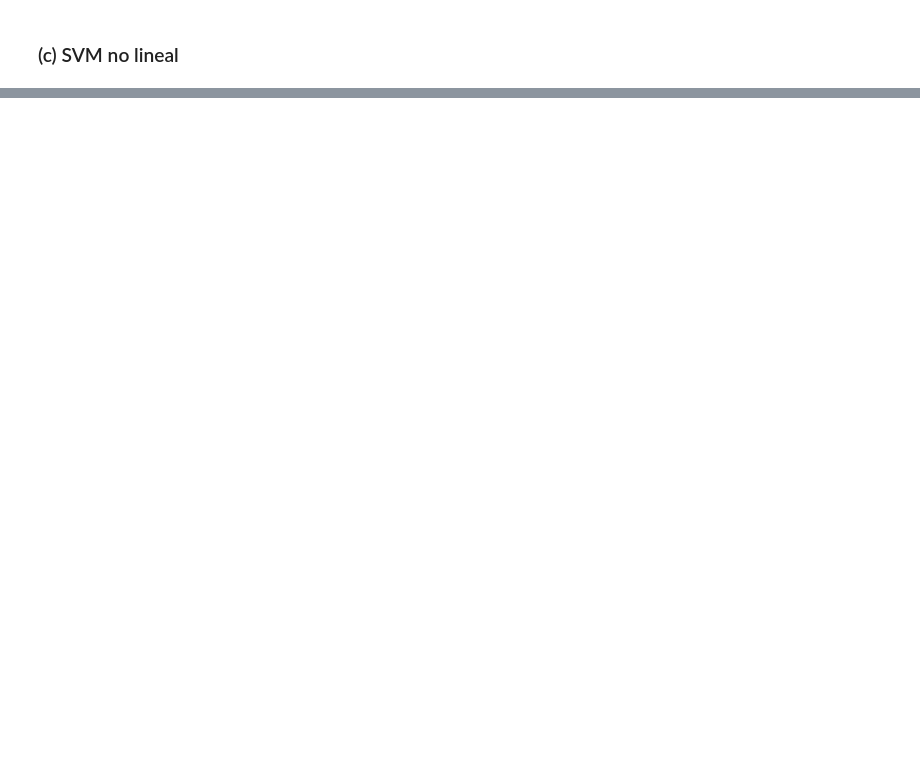
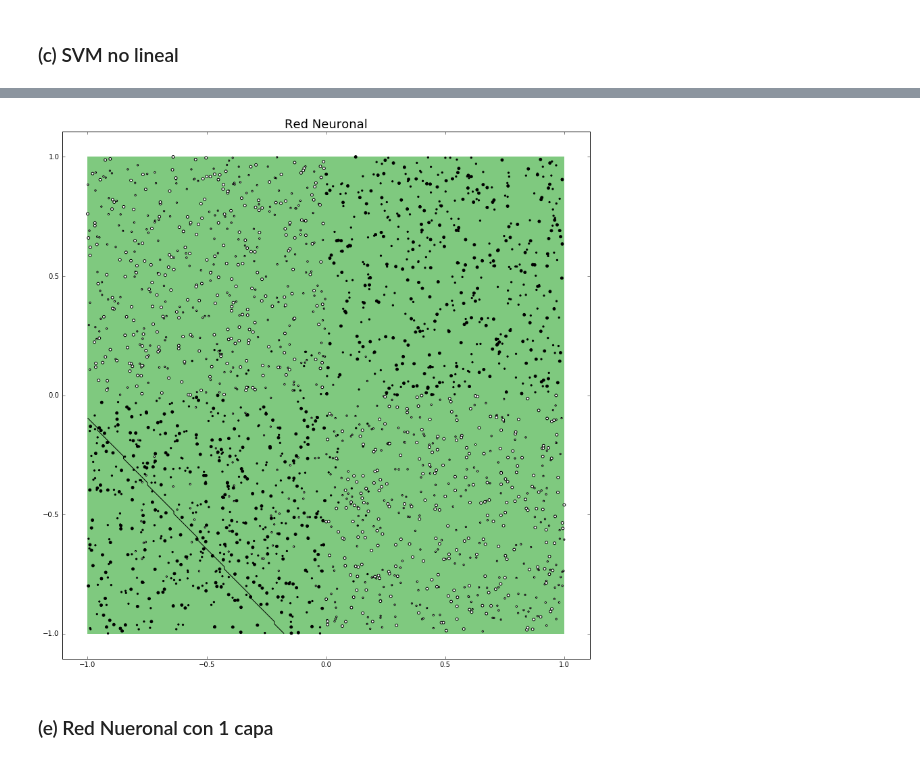
Before and after one commit to mazino/ML-Tarea1, a Jupyter notebook: ML-Tarea3/Pregunta 1/Pregunta 1.ipynb, the cells around one changed output, grey strips where cells are left out. Saved outputs shown, nothing was run; the diff lists cells and outputs as text; code cells hidden in the pictures; blank space fills up the shorter version.

```diff
--- a/ML-Tarea3/Pregunta 1/Pregunta 1.ipynb
+++ b/ML-Tarea3/Pregunta 1/Pregunta 1.ipynb
@@ -276,0 +245,14 @@ plt.show()
+# %%
+from keras.models import Sequential
+from keras.layers import Dense
+from keras.optimizers import SGD
+
+n_h=1
+model = Sequential()
+
+model.add(Dense(1, input_dim=X_train.shape[1], init='uniform', activation='relu'))
+model.add(Dense(n_h, init='uniform', activation='sigmoid'))
+model.compile(optimizer=SGD(lr=1), loss='binary_crossentropy', metrics=['accuracy'])
+model.fit(X_train, Y_train, nb_epoch=50, batch_size=100, verbose=1)
+scores = model.evaluate(X_test, Y_test)
+test_acc = scores[1]
@@ -276,0 +277,6 @@ plt.show()
+# %%
+plot_classifier(model,X_train,Y_train, X_test, Y_test, 'ann', 'Red Neuronal')
+# %% [output]
+[figure, added]
+# %% [markdown]
+### (e) Red Nueronal con 1 capa
```
Also changed, not shown: parts of 20 cells of this notebook.
